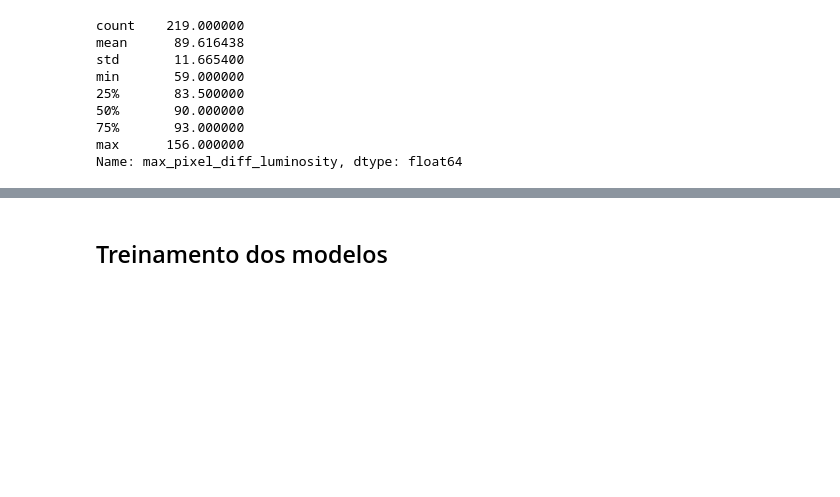
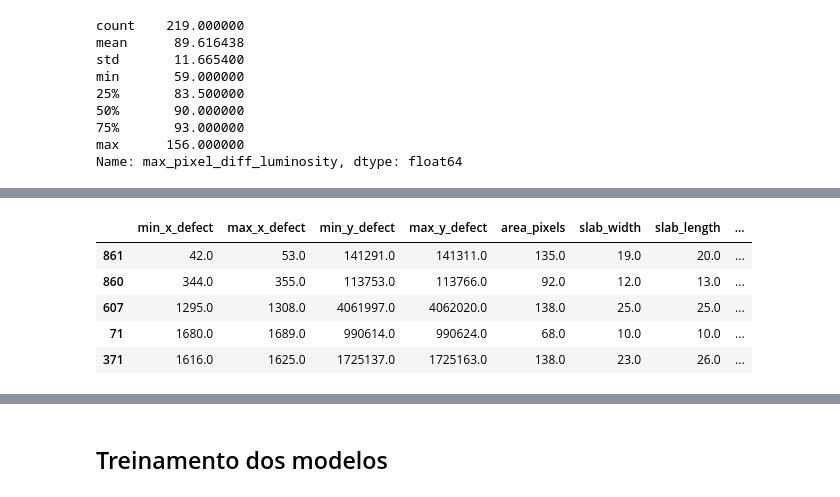
Before and after one commit to beamaia/steel-plates-arcelor, a Jupyter notebook: notebooks/desafio_beatriz_maia.ipynb, the cells around one changed output, grey strips where cells are left out. Saved outputs shown, nothing was run; the diff lists cells and outputs as text; code cells hidden in the pictures; blank space fills up the shorter version.

Commit message:
fill nan values

```diff
--- a/notebooks/desafio_beatriz_maia.ipynb
+++ b/notebooks/desafio_beatriz_maia.ipynb
@@ -724,0 +782,25 @@ Name: max_pixel_diff_luminosity, dtype: float64
+# %%
+strategy1 = few_outliers_df.copy()
+strategy1 = strategy1.sort_values(by=['max_pixel_luminosity', 'conveyer_width', 'defect_percentage'])
+strategy1 = strategy1.fillna(method='pad')
+
+strategy2 = few_outliers_df.copy()
+strategy2 = strategy2.sort_values(by=['conveyer_width', 'defect_percentage', 'max_pixel_luminosity'])
+strategy2 = strategy2.fillna(method='pad')
+
+strategy3 = few_outliers_df.copy()
+strategy3 = strategy3.sort_values(by=['conveyer_width', 'max_pixel_luminosity'])
+strategy3 = strategy3.fillna(method='pad')
+
+strategy4 = few_outliers_df.copy()
+strategy4 = strategy4.sort_values(by=['max_pixel_luminosity'])
+strategy4 = strategy4.fillna(method='pad')
+# %%
+strategy1.head(5)
+# %% [output]
+|  | min_x_defect | max_x_defect | min_y_defect | max_y_defect | area_pixels | slab_width | slab_length | ... |
+| 861 | 42.0 | 53.0 | 141291.0 | 141311.0 | 135.0 | 19.0 | 20.0 | ... |
+| 860 | 344.0 | 355.0 | 113753.0 | 113766.0 | 92.0 | 12.0 | 13.0 | ... |
+| 607 | 1295.0 | 1308.0 | 4061997.0 | 4062020.0 | 138.0 | 25.0 | 25.0 | ... |
+| 71 | 1680.0 | 1689.0 | 990614.0 | 990624.0 | 68.0 | 10.0 | 10.0 | ... |
+| 371 | 1616.0 | 1625.0 | 1725137.0 | 1725163.0 | 138.0 | 23.0 | 26.0 | ... |
```
Also changed, not shown: parts of 46 cells of this notebook.
